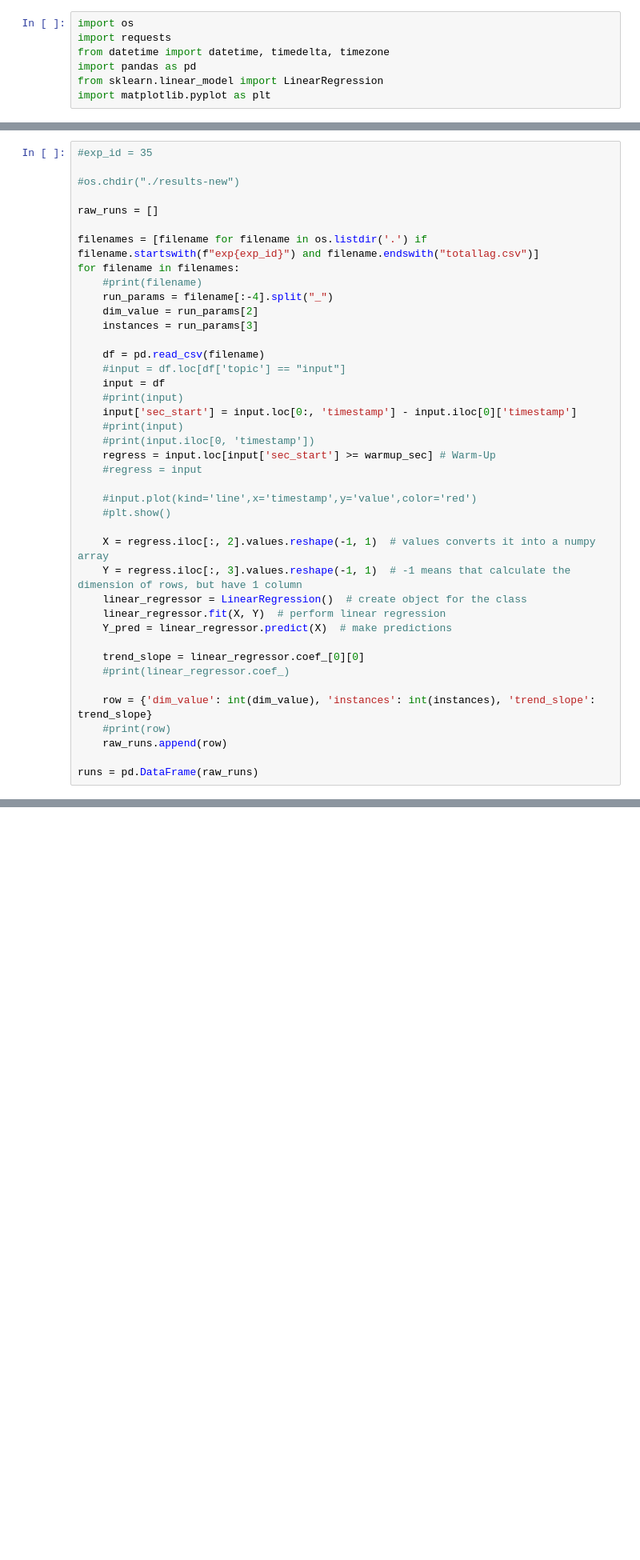
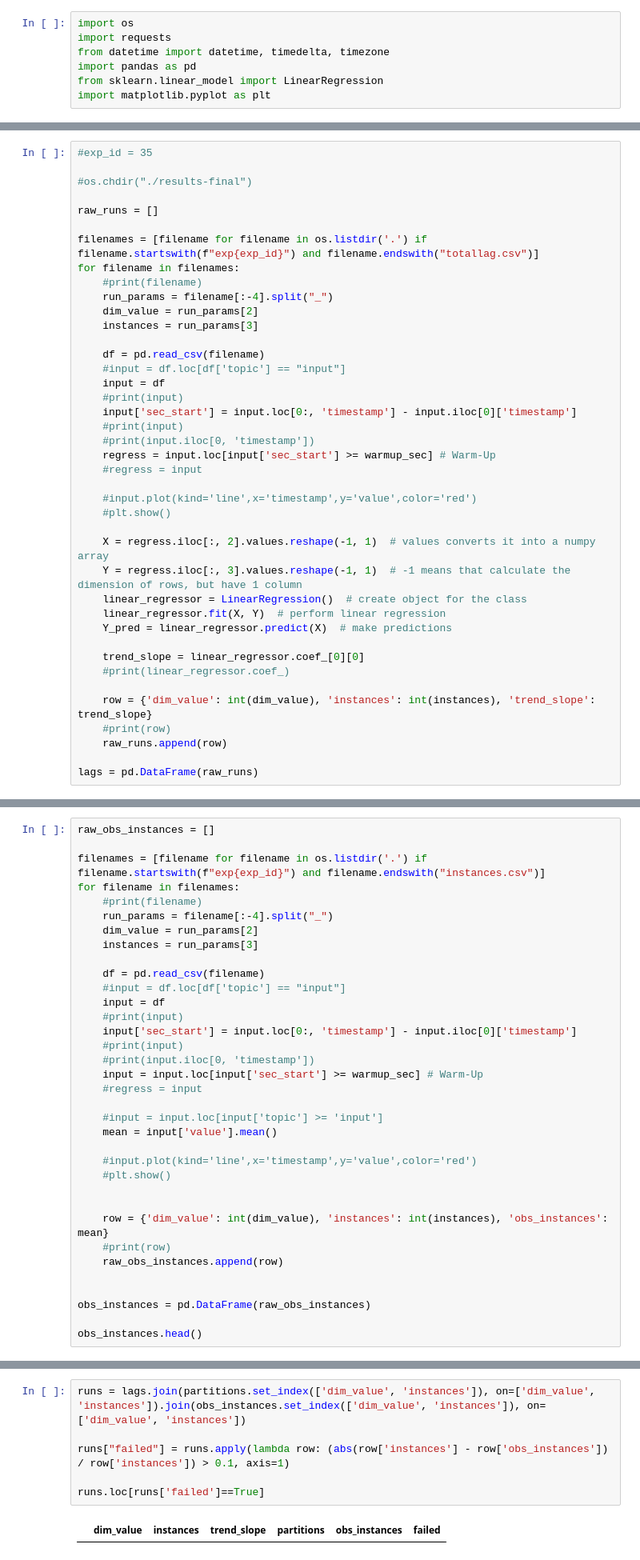
Before and after one commit to cau-se/theodolite, a Jupyter notebook: execution/scalability-graph.ipynb, the cells around one changed output, grey strips where cells are left out. Shown at 80% size. Saved outputs shown, nothing was run; the diff lists cells and outputs as text; blank space fills up the shorter version.

Commit message:
Add checks for partition and isnatnces count

```diff
--- a/execution/scalability-graph.ipynb
+++ b/execution/scalability-graph.ipynb
@@ -16,7 +21,7 @@ threshold = 2000 #slope
 # %%
 #exp_id = 35
 
-#os.chdir("./results-new")
+#os.chdir("./results-final")
 
 raw_runs = []
 
@@ -53,6 +58,6 @@ for filename in filenames:
     #print(row)
     raw_runs.append(row)
 
-runs = pd.DataFrame(raw_runs)
+lags = pd.DataFrame(raw_runs)
 # %%
 runs.head()
@@ -58,0 +107,35 @@ runs.head()
+# %%
+raw_obs_instances = []
+
+filenames = [filename for filename in os.listdir('.') if filename.startswith(f"exp{exp_id}") and filename.endswith("instances.csv")]
+for filename in filenames:
+    #print(filename)
+    run_params = filename[:-4].split("_")
+    dim_value = run_params[2]
+    instances = run_params[3]
+
+    df = pd.read_csv(filename)
+    #input = df.loc[df['topic'] == "input"]
+    input = df
+    #print(input)
+    input['sec_start'] = input.loc[0:, 'timestamp'] - input.iloc[0]['timestamp']
+    #print(input)
+    #print(input.iloc[0, 'timestamp'])
+    input = input.loc[input['sec_start'] >= warmup_sec] # Warm-Up
+    #regress = input
+
+    #input = input.loc[input['topic'] >= 'input']
+    mean = input['value'].mean()
+
+    #input.plot(kind='line',x='timestamp',y='value',color='red')
+    #plt.show()
+
+
+    row = {'dim_value': int(dim_value), 'instances': int(instances), 'obs_instances': mean}
+    #print(row)
+    raw_obs_instances.append(row)
+
+
+obs_instances = pd.DataFrame(raw_obs_instances)
+
+obs_instances.head()
@@ -59,3 +144,11 @@ runs.head()
+# %%
+runs = lags.join(partitions.set_index(['dim_value', 'instances']), on=['dim_value', 'instances']).join(obs_instances.set_index(['dim_value', 'instances']), on=['dim_value', 'instances'])
+
+runs["failed"] = runs.apply(lambda row: (abs(row['instances'] - row['obs_instances']) / row['instances']) > 0.1, axis=1)
+
+runs.loc[runs['failed']==True]
+# %% [output]
+|  | dim_value | instances | trend_slope | partitions | obs_instances | failed |
 # %%
 #threshold = 1000
 
```
Also changed, not shown: parts of 9 cells of this notebook.
